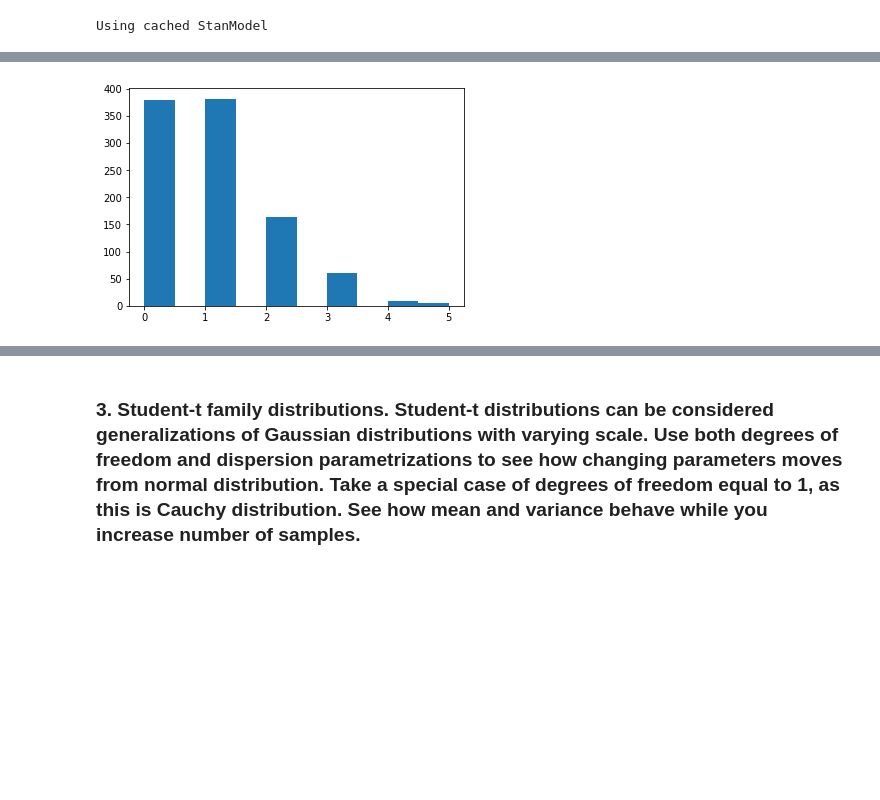
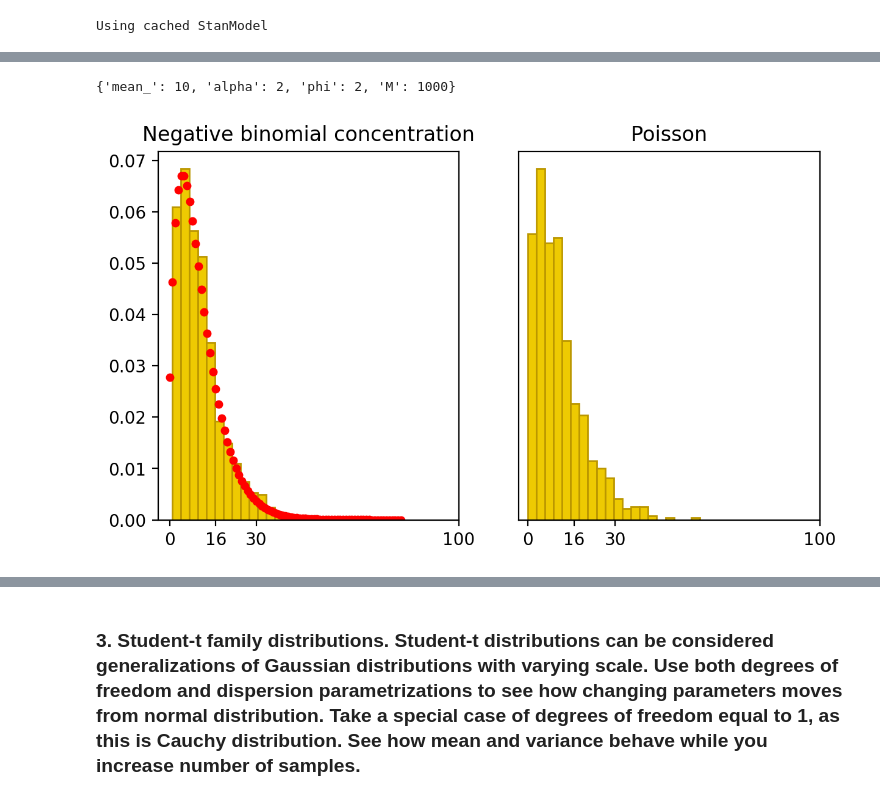
Before and after one commit to ArturBa/data_analytics, a Jupyter notebook: lab_2/data_analytics.ipynb, the cells around one changed output, grey strips where cells are left out. Cells and saved outputs as stored; diff of their text form; code cells hidden in the pictures; blank space fills up the shorter version.

```diff
--- a/lab_2/data_analytics.ipynb
+++ b/lab_2/data_analytics.ipynb
@@ -311,15 +307,43 @@ Using cached StanModel
-# %%
-data = dict(lambda_=1, M=1000)
-poisson_sampled = poisson.sampling(data=data,
-                                    seed=1052020,
-                                    algorithm="Fixed_param",
-                                    iter=1,
-                                    warmup=0,
-                                    chains=1)
-# %%
-params_poisson = poisson_sampled.extract()
-y_sim = params_poisson['y_sim']
-plt.hist(y_sim.flatten(), bins=10)
-plt.show()
-# %% [output]
-[figure, removed]
+# %%
+params=negative_sampled.extract()
+neg_bin_con=params['neg_con']
+poisson_con=params['poisson_con']
+neg_bin_dis=params['neg_dis']
+poisson_dis=params['poisson_dis']
+# %%
+data
+# %% [output]
+{'mean_': 10, 'alpha': 2, 'phi': 2, 'M': 1000}
+# %%
+beta = data['alpha']/data['mean_']
+x_con=np.linspace(0, 80, 81)
+x_dis=np.linspace(0, 45, 46)
+nbinom_fun_con = stats.nbinom(data['alpha'], beta/(beta+1))
+nbinom_fun_dis = stats.nbinom(data['phi'], data['phi']/(data['mean_']+data['phi']))
+
+nbinom_pmf_con = []
+nbinom_pmf_dis = []
+
+for i in range(0, len(x_con)):
+    nbinom_pmf_con.append( nbinom_fun_con.pmf( x_con[i] ))
+for i in range(0, len(x_dis)):
+    nbinom_pmf_dis.append( nbinom_fun_dis.pmf( x_dis[i] ))
+# %%
+fig, axes = plt.subplots(1, 2, figsize=(7, 4))
+
+ax1=axes[0]
+ax1.hist(neg_bin_con,bins=20, color=dark, edgecolor=dark_highlight, density=True)
+ax1.plot(x_con, nbinom_pmf_con,  'ro', markersize=4)
+ax1.set_xticks([0,16,30,100])
+#ax1.set_yticks([])
+ax1.set_title(r'Negative binomial concentration')
+
+ax2=axes[1]
+ax2.hist(poisson_con,color=dark,edgecolor=dark_highlight,density=True,bins=20)
+ax2.set_yticks([])
+ax2.set_xticks([0,16,30,100])
+ax2.set_title('Poisson')
+
+plt.show()
+# %% [output]
+[figure, added]
```
Also changed, not shown: parts of 74 cells of this notebook, 11 other files.
